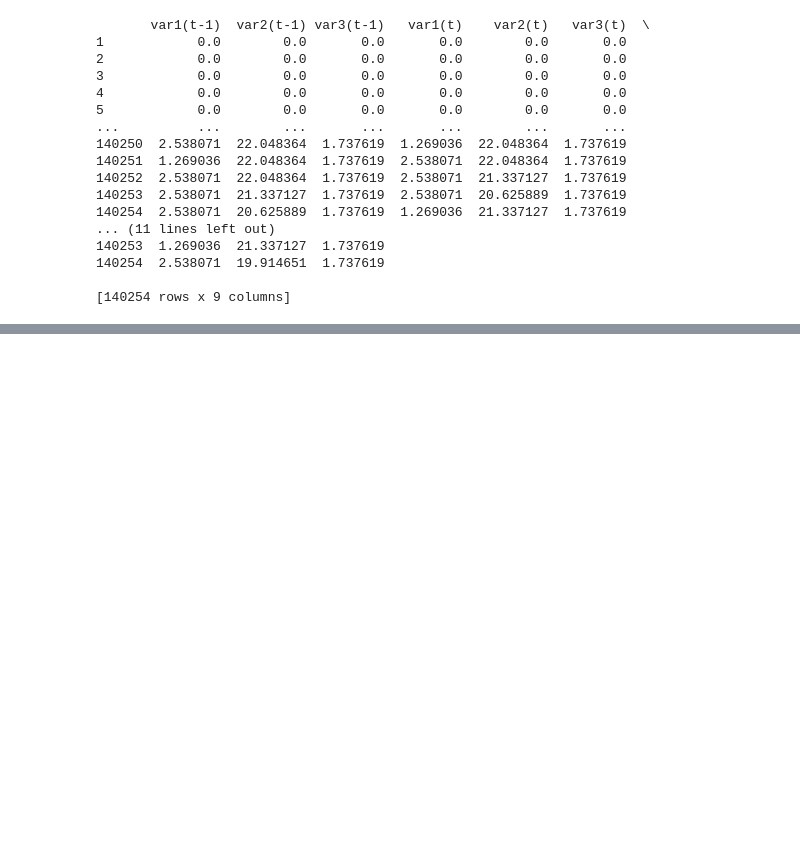
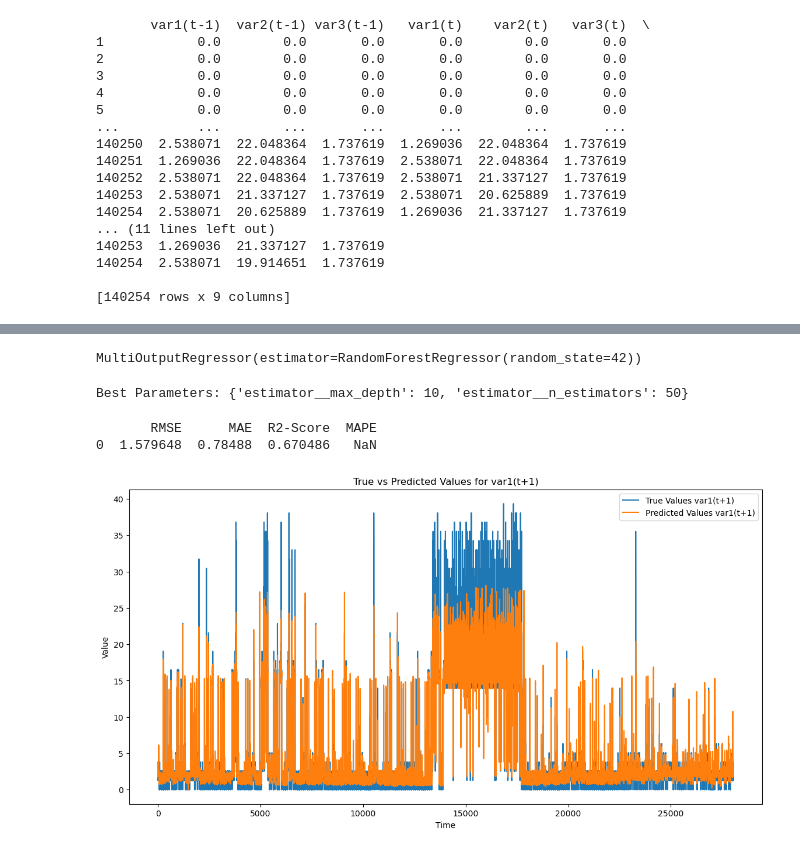
Before and after one commit to hiepdaoquang704/LT_Cho_AI, a Jupyter notebook: w12/w12.ipynb, the cells around one changed output, grey strips where cells are left out. Cells and saved outputs as stored; diff of their text form; code cells hidden in the pictures; blank space fills up the shorter version.

```diff
--- a/w12/w12.ipynb
+++ b/w12/w12.ipynb
@@ -255,0 +188,76 @@ KeyError: 'RandomForestRegressor'
+# %%
+from sklearn.multioutput import MultiOutputRegressor
+from sklearn.ensemble import RandomForestRegressor
+
+# Create a Random Forest model for regression
+model = MultiOutputRegressor(RandomForestRegressor(n_estimators=100, random_state=42))
+
+# Train the model
+model.fit(X_train, y_train)
+# %% [output]
+MultiOutputRegressor(estimator=RandomForestRegressor(random_state=42))
+# %%
+from sklearn.model_selection import GridSearchCV
+
+
+param_grid = {
+    'estimator__n_estimators': [50, 100, 200],
+    'estimator__max_depth': [None, 10, 20]
+}
+
+
+grid_search = GridSearchCV(estimator=model, param_grid=param_grid, cv=3, scoring='neg_mean_squared_error')
+
+
+grid_search.fit(X_train, y_train)
+
+
+best_params = grid_search.best_params_
+print(f"Best Parameters: {best_params}")
+
+
+best_model = grid_search.best_estimator_
+# %% [output]
+Best Parameters: {'estimator__max_depth': 10, 'estimator__n_estimators': 50}
+# %%
+from sklearn.metrics import mean_squared_error, mean_absolute_error, r2_score
+
+
+y_pred = best_model.predict(X_test)
+
+
+y_test_rescaled = scaler.inverse_transform(np.hstack((X_test, y_test)))[:, 6:]
+y_pred_rescaled = scaler.inverse_transform(np.hstack((X_test, y_pred)))[:, 6:]
+
+
+rmse = np.sqrt(mean_squared_error(y_test_rescaled, y_pred_rescaled))
+mae = mean_absolute_error(y_test_rescaled, y_pred_rescaled)
+r2 = r2_score(y_test_rescaled, y_pred_rescaled)
+mape = np.mean(np.abs((y_test_rescaled - y_pred_rescaled) / y_test_rescaled)) * 100
+
+
+metrics = pd.DataFrame({
+    'RMSE': [rmse],
+    'MAE': [mae],
+    'R2-Score': [r2],
+    'MAPE': [mape]
+})
+
+print(metrics)
+# %% [output]
+       RMSE      MAE  R2-Score  MAPE
+0  1.579648  0.78488  0.670486   NaN
+# %%
+import matplotlib.pyplot as plt
+
+# Plot true vs predicted values
+plt.figure(figsize=(14, 7))
+plt.plot(y_test_rescaled[:, 0], label='True Values var1(t+1)')
+plt.plot(y_pred_rescaled[:, 0], label='Predicted Values var1(t+1)')
+plt.xlabel('Time')
+plt.ylabel('Value')
+plt.title('True vs Predicted Values for var1(t+1)')
+plt.legend()
+plt.show()
+# %% [output]
+[figure, added]
```
Also changed, not shown: parts of 7 cells of this notebook, 5 other files.
